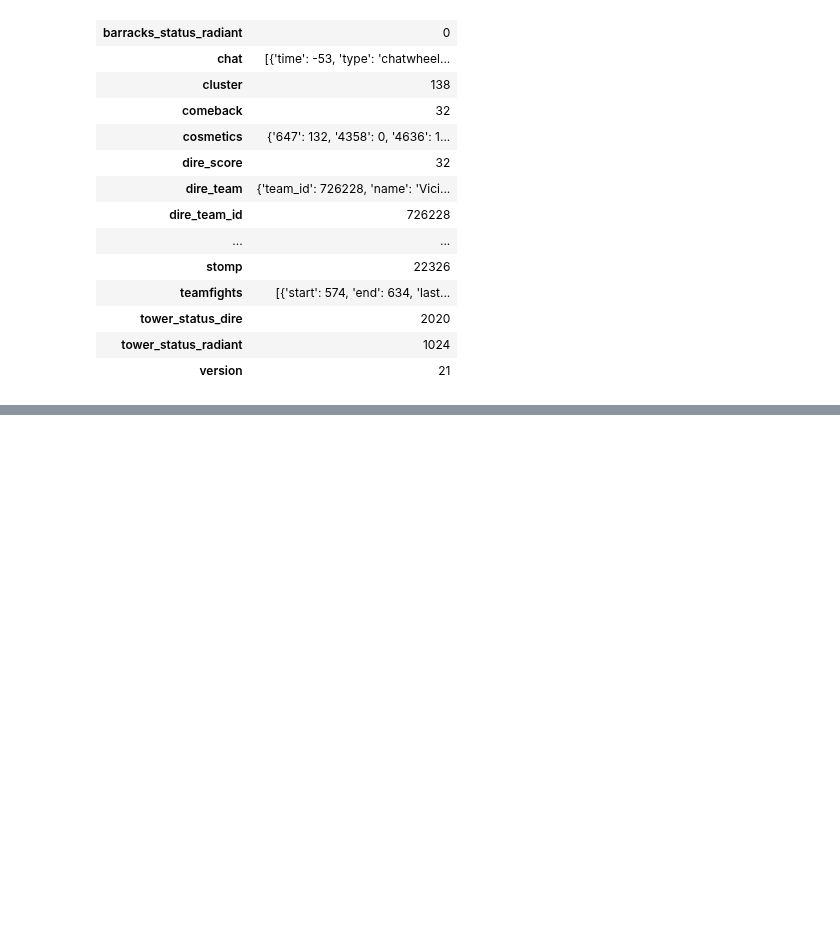
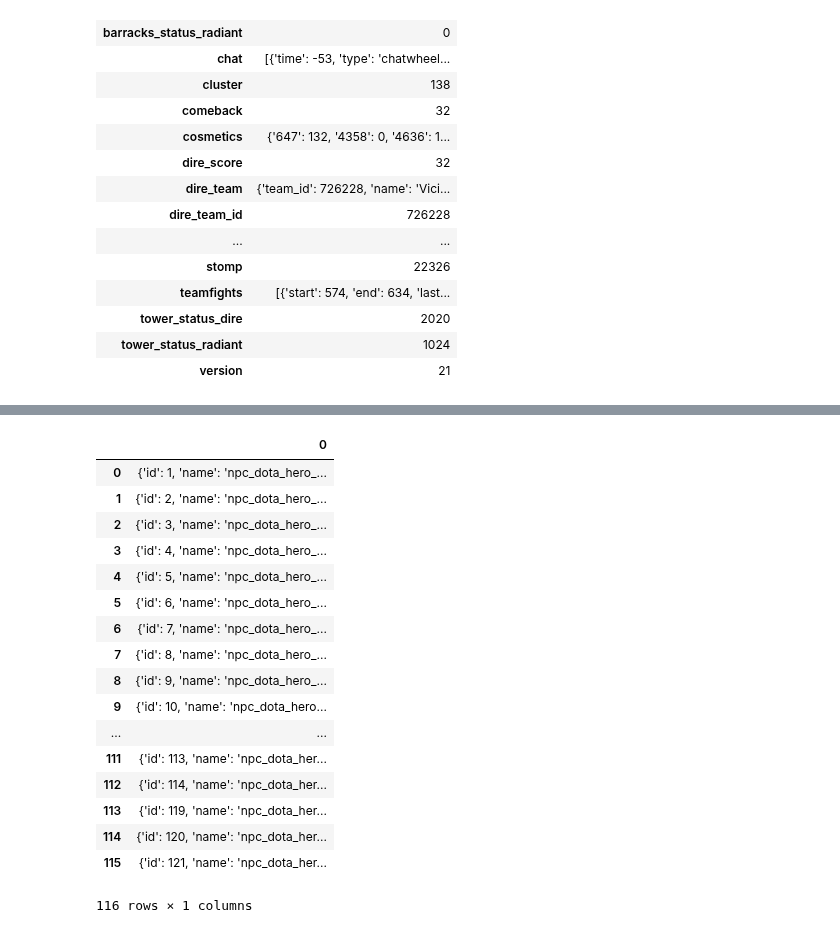
Before and after one commit to CowardlyBattleCat/DotaScience, a Jupyter notebook: DotaScience_EDA.ipynb, the cells around one changed output, grey strips where cells are left out. Cells and saved outputs as stored; diff of their text form; code cells hidden in the pictures; blank space fills up the shorter version.

Commit message:
Modify opendota_api_client.py with get_hero_data function. Modify DotaScience_EDA.ipynb with first uses of function.

```diff
--- a/DotaScience_EDA.ipynb
+++ b/DotaScience_EDA.ipynb
@@ -71,0 +109,21 @@ _.T
+# %%
+_.T
+# %% [output]
+|  | 0 |
+| 0 | {'id': 1, 'name': 'npc_dota_hero_... |
+| 1 | {'id': 2, 'name': 'npc_dota_hero_... |
+| 2 | {'id': 3, 'name': 'npc_dota_hero_... |
+| 3 | {'id': 4, 'name': 'npc_dota_hero_... |
+| 4 | {'id': 5, 'name': 'npc_dota_hero_... |
+| 5 | {'id': 6, 'name': 'npc_dota_hero_... |
+| 6 | {'id': 7, 'name': 'npc_dota_hero_... |
+| 7 | {'id': 8, 'name': 'npc_dota_hero_... |
+| 8 | {'id': 9, 'name': 'npc_dota_hero_... |
+| 9 | {'id': 10, 'name': 'npc_dota_hero... |
+| ... | ... |
+| 111 | {'id': 113, 'name': 'npc_dota_her... |
+| 112 | {'id': 114, 'name': 'npc_dota_her... |
+| 113 | {'id': 119, 'name': 'npc_dota_her... |
+| 114 | {'id': 120, 'name': 'npc_dota_her... |
+| 115 | {'id': 121, 'name': 'npc_dota_her... |
+116 rows × 1 columns
```
Also changed, not shown: parts of 3 cells of this notebook, 1 other file.
